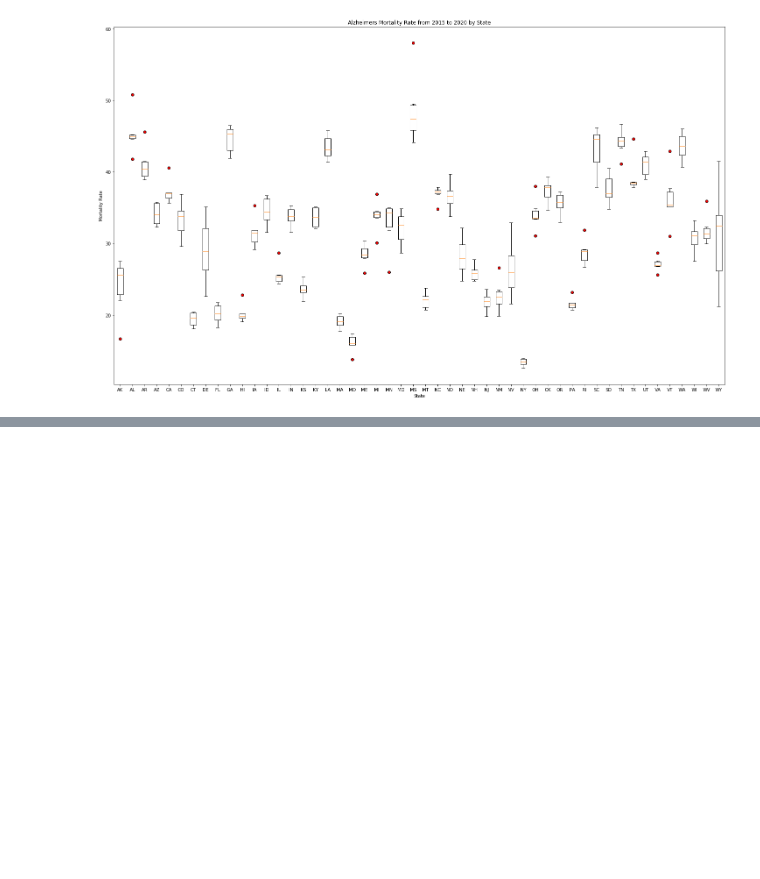
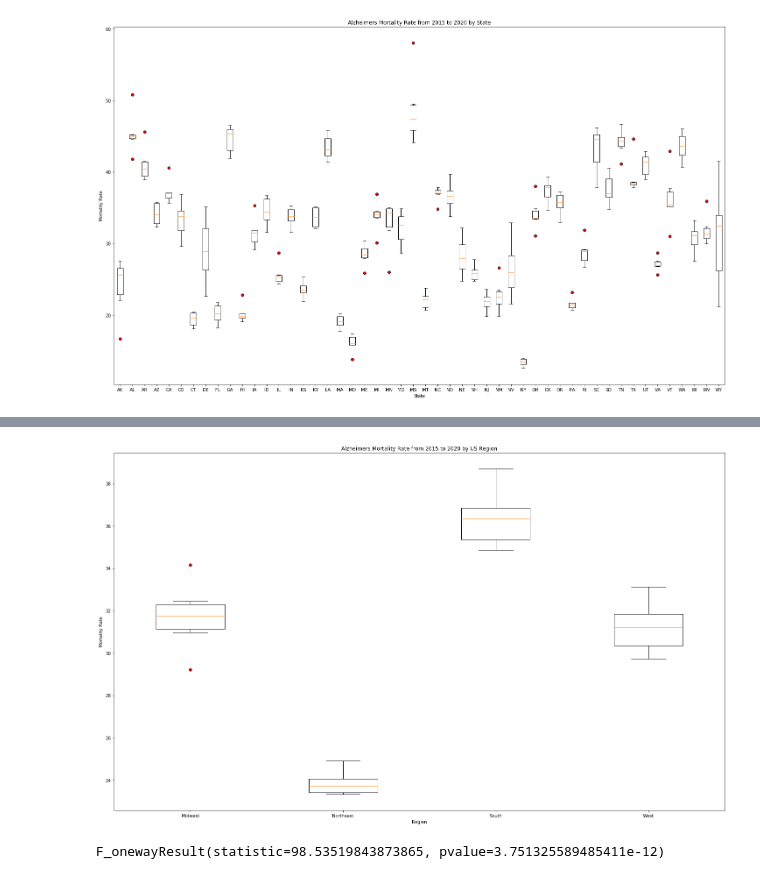
Before and after one commit to NoorBelhaj/Group-5-Project, a Jupyter notebook: Alz_Mortality.ipynb, the cells around one changed output, grey strips where cells are left out. Cells and saved outputs as stored; diff of their text form; code cells hidden in the pictures; blank space fills up the shorter version.

```diff
--- a/Alz_Mortality.ipynb
+++ b/Alz_Mortality.ipynb
@@ -53,0 +189,9 @@ plt.show()
+# %%
+plt.figure(figsize=(25,15))
+plt.ylabel('Mortality Rate')
+plt.xlabel('Region')
+plt.title('Alzheimers Mortality Rate from 2015 to 2020 by US Region')
+plt.boxplot(regions_list_mortality, labels=regions,flierprops={'markerfacecolor':'red'})
+plt.show()
+# %% [output]
+[figure, added]
@@ -53,0 +205,4 @@ plt.show()
+# %%
+stats.f_oneway(group_midwest, group_northeast, group_south, group_west)
+# %% [output]
+F_onewayResult(statistic=98.53519843873865, pvalue=3.751325589485411e-12)
```
Also changed, not shown: parts of 10 cells of this notebook, 2 other files.
